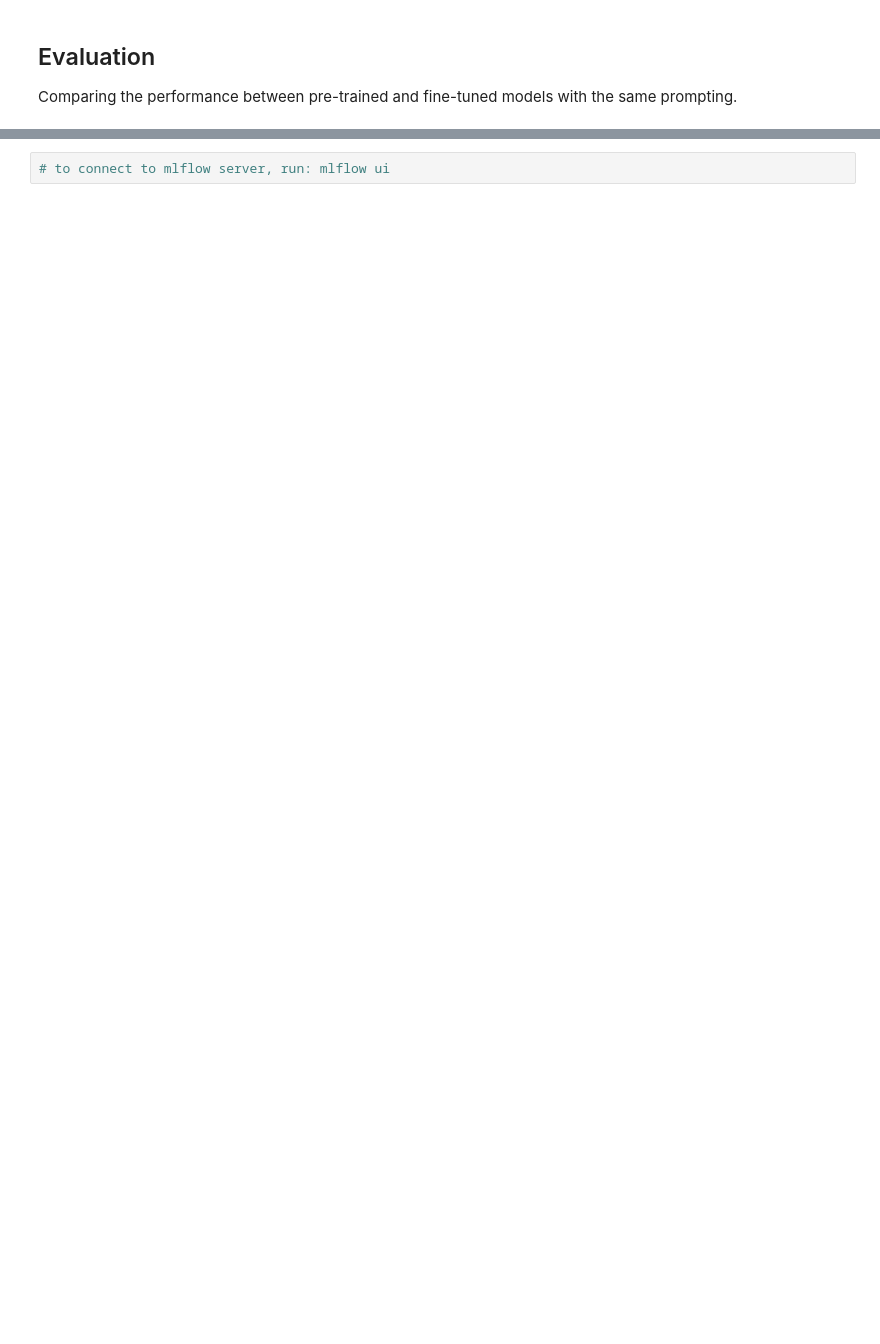
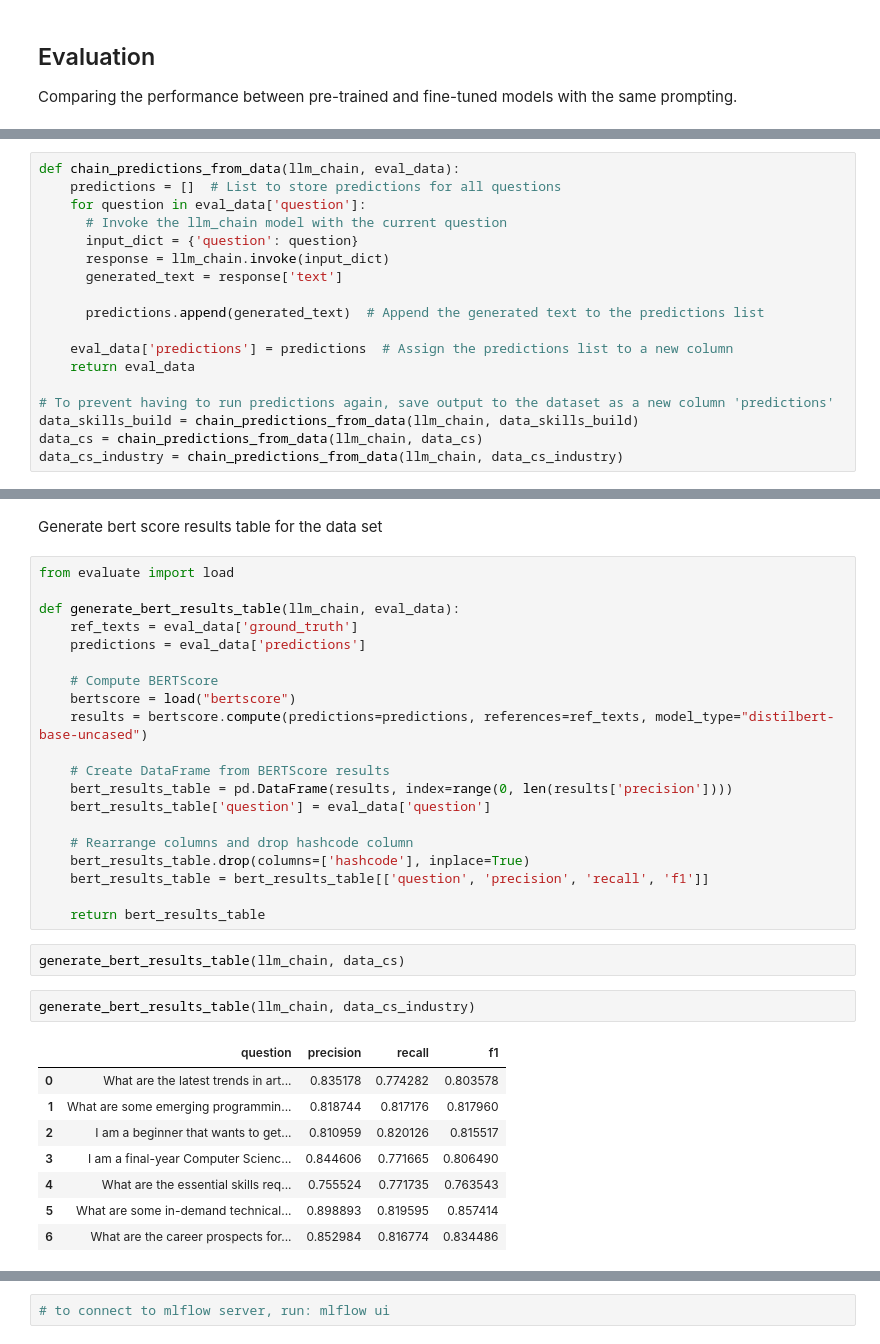
Before and after one commit to huishingchong/agile_llm, a Jupyter notebook: prompting.ipynb, the cells around one changed output, grey strips where cells are left out. Saved outputs shown, nothing was run; the diff lists cells and outputs as text; blank space fills up the shorter version.

Commit message:
Simple Mlflow and BERTScore evaluation

```diff
--- a/prompting.ipynb
+++ b/prompting.ipynb
@@ -214,0 +309,18 @@ Successfully installed Mako-1.3.2 alembic-1.13.1 docker-7.0.0 evaluate-0.4.1 git
+# %%
+def chain_predictions_from_data(llm_chain, eval_data):
+    predictions = []  # List to store predictions for all questions
+    for question in eval_data['question']:
+      # Invoke the llm_chain model with the current question
+      input_dict = {'question': question}
+      response = llm_chain.invoke(input_dict)
+      generated_text = response['text']
+
+      predictions.append(generated_text)  # Append the generated text to the predictions list
+
+    eval_data['predictions'] = predictions  # Assign the predictions list to a new column
+    return eval_data
+
+# To prevent having to run predictions again, save output to the dataset as a new column 'predictions'
+data_skills_build = chain_predictions_from_data(llm_chain, data_skills_build)
+data_cs = chain_predictions_from_data(llm_chain, data_cs)
+data_cs_industry = chain_predictions_from_data(llm_chain, data_cs_industry)
@@ -214,0 +345,35 @@ Successfully installed Mako-1.3.2 alembic-1.13.1 docker-7.0.0 evaluate-0.4.1 git
+# %% [markdown]
+Generate bert score results table for the data set
+# %%
+from evaluate import load
+
+def generate_bert_results_table(llm_chain, eval_data):
+    ref_texts = eval_data['ground_truth']
+    predictions = eval_data['predictions']
+
+    # Compute BERTScore
+    bertscore = load("bertscore")
+    results = bertscore.compute(predictions=predictions, references=ref_texts, model_type="distilbert-base-uncased")
+
+    # Create DataFrame from BERTScore results
+    bert_results_table = pd.DataFrame(results, index=range(0, len(results['precision'])))
+    bert_results_table['question'] = eval_data['question']
+
+    # Rearrange columns and drop hashcode column
+    bert_results_table.drop(columns=['hashcode'], inplace=True)
+    bert_results_table = bert_results_table[['question', 'precision', 'recall', 'f1']]
+
+    return bert_results_table
+# %%
+generate_bert_results_table(llm_chain, data_cs)
+# %%
+generate_bert_results_table(llm_chain, data_cs_industry)
+# %% [output]
+|  | question | precision | recall | f1 |
+| 0 | What are the latest trends in art... | 0.835178 | 0.774282 | 0.803578 |
+| 1 | What are some emerging programmin... | 0.818744 | 0.817176 | 0.817960 |
+| 2 | I am a beginner that wants to get... | 0.810959 | 0.820126 | 0.815517 |
+| 3 | I am a final-year Computer Scienc... | 0.844606 | 0.771665 | 0.806490 |
+| 4 | What are the essential skills req... | 0.755524 | 0.771735 | 0.763543 |
+| 5 | What are some in-demand technical... | 0.898893 | 0.819595 | 0.857414 |
+| 6 | What are the career prospects for... | 0.852984 | 0.816774 | 0.834486 |
```
Also changed, not shown: parts of 21 cells of this notebook.
